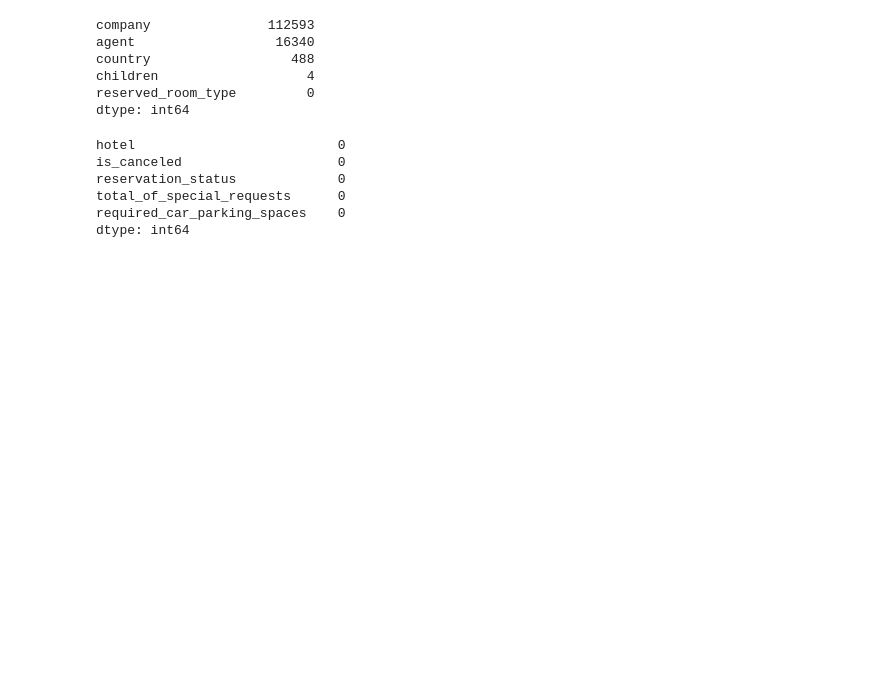
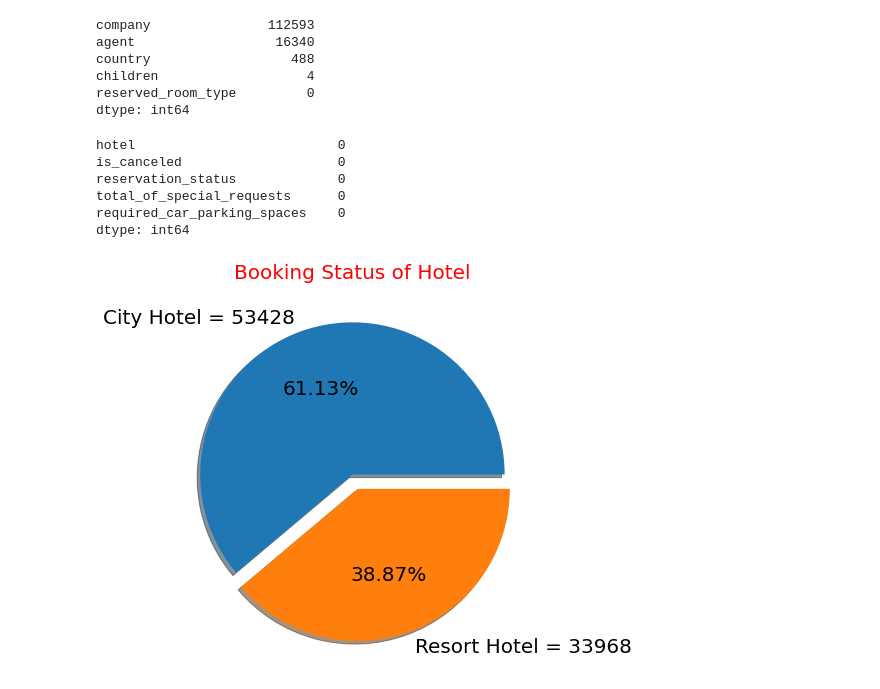
Before and after one commit to Singh-Pravin/Hotel-Booking-Analysis---EDA, a Jupyter notebook: Hotel_Booking_Analysis_Capstone_Project.ipynb, the cells around one changed output. Saved outputs shown, nothing was run; the diff lists cells and outputs as text; code cells hidden in the pictures; blank space fills up the shorter version.

```diff
--- a/Hotel_Booking_Analysis_Capstone_Project.ipynb
+++ b/Hotel_Booking_Analysis_Capstone_Project.ipynb
@@ -217,3 +217,16 @@ dtype: int64
 # %%
 # Converting datatype of columns 'children', 'company' and 'agent' from float to int.
 df1[['children', 'company', 'agent']] = df1[['children', 'company', 'agent']].astype('int64')
+# %%
+# Converting datetype of columns 'reservation_status_date' from object to datetime.
+df1['reservation_status_date'] = pd.to_datetime(df1['reservation_status_date'])
+# %%
+total_booking = df1.groupby('hotel')['hotel'].count()
+myexplode = [0,0.1]
+mylabels = ['City Hotel = 53428', 'Resort Hotel = 33968']
+fig = plt.figure(figsize =(7, 7))
+plt.title(label='Booking Status of Hotel',fontsize=20, color='red')
+plt.pie(total_booking, explode = myexplode, labels = mylabels, shadow = True, autopct='%1.2f%%', textprops={'fontsize': 20})
+plt.show()
+# %% [output]
+[figure, added]
```
Also changed, not shown: parts of 9 cells of this notebook.
